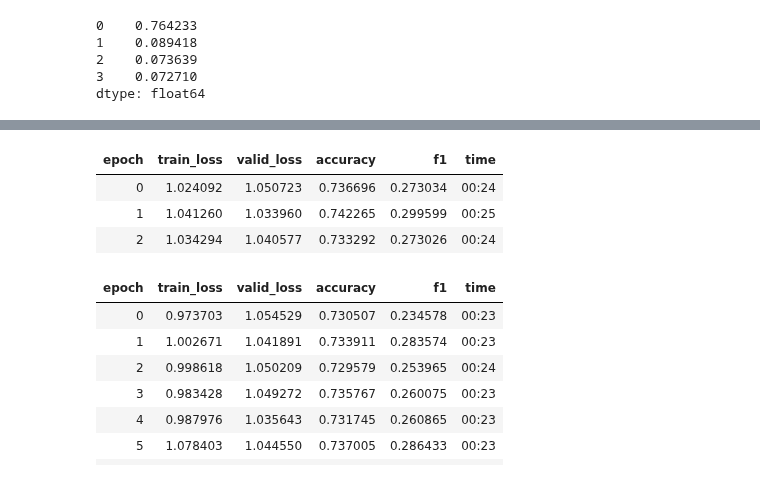
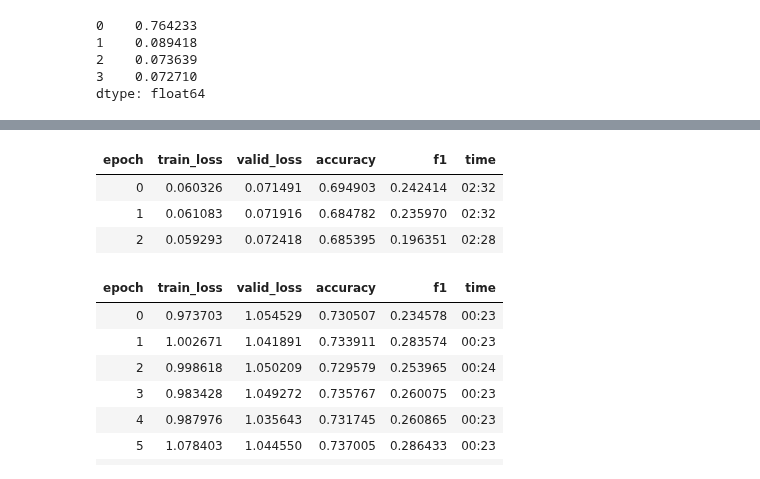
Before and after one commit to wwymak/spacenet-buildings, a Jupyter notebook: xview2/TTS-damage classification.ipynb, the cells around one changed output, grey strips where cells are left out. Saved outputs shown, nothing was run; the diff lists cells and outputs as text; code cells hidden in the pictures.

```diff
--- a/xview2/TTS-damage classification.ipynb
+++ b/xview2/TTS-damage classification.ipynb
@@ -259,11 +259,32 @@ def f1(y_pred:Tensor, y_true:Tensor):
     precision = precision(y_pred,y_true)
     recall = recall(y_pred,y_true)
     return 2*((precision*recall)/(precision+recall+eps))#
+# %%
+class CombinedLoss(nn.Module):
+
+    def __init__(self, gamma=2., alpha=0.25):
+        super(CombinedLoss, self).__init__()
+        self.gamma = gamma
+        self.alpha = alpha
+
+    def forward(self, input, target, **kwargs):
+        y = to_onehot(target, input.size(-1))
+        logit = F.softmax(input)
+
+        focal_loss = FocalLossMultiClass(gamma=self.gamma, alpha=self.alpha)
+#         bce_dice = BCEDiceLoss()
+#         lovaz_loss = LovaszLossBinary()
+#         dice_loss = DiceLoss(activation='Softmax')
+
+        total_loss = focal_loss(logit, target) #+ 0.2 * dice_loss(logit, y)
+        return total_loss
 # %%
 dice_custom = partial(multiclass_dice, num_classes=4)
 model = TTSNet().cuda()
 apply_init(model.head, nn.init.kaiming_normal_)
-tts_learner = Learner(data, model, loss_func=F.cross_entropy, model_dir=models_path, metrics=[accuracy, f1])
+tts_learner = Learner(data, model,model_dir=models_path, metrics=[accuracy, f1])
+tts_learner.loss_func =CombinedLoss(gamma=4., alpha=0.75);
+tts_learner.to_fp16();
 # %%
 tts_learner.lr_find()
 tts_learner.recorder.plot()
@@ -274,4 +295,4 @@ LR Finder is complete, type {learner_name}.recorder.plot() to see the graph.
 # %%
-tts_learner.fit_one_cycle(3, max_lr=1e-6)
+tts_learner.fit_one_cycle(3, max_lr=1e-4)
 # %% [output]
 | epoch | train_loss | valid_loss | accuracy | f1 | time |
@@ -322,10 +343,10 @@ LR Finder is complete, type {learner_name}.recorder.plot() to see the graph.
 # %%
-tts_learner.fit_one_cycle(3, max_lr=5e-7)
+tts_learner.fit_one_cycle(3, max_lr=1e-6)
 # %% [output]
 | epoch | train_loss | valid_loss | accuracy | f1 | time |
-| 0 | 1.024092 | 1.050723 | 0.736696 | 0.273034 | 00:24 |
-| 1 | 1.041260 | 1.033960 | 0.742265 | 0.299599 | 00:25 |
-| 2 | 1.034294 | 1.040577 | 0.733292 | 0.273026 | 00:24 |
+| 0 | 0.060326 | 0.071491 | 0.694903 | 0.242414 | 02:32 |
+| 1 | 0.061083 | 0.071916 | 0.684782 | 0.235970 | 02:32 |
+| 2 | 0.059293 | 0.072418 | 0.685395 | 0.196351 | 02:28 |
 # %%
 tts_learner.fit_one_cycle(10, max_lr=5e-7)
 # %% [output]
```
Also changed, not shown: parts of 7 cells of this notebook, 1 other file.
